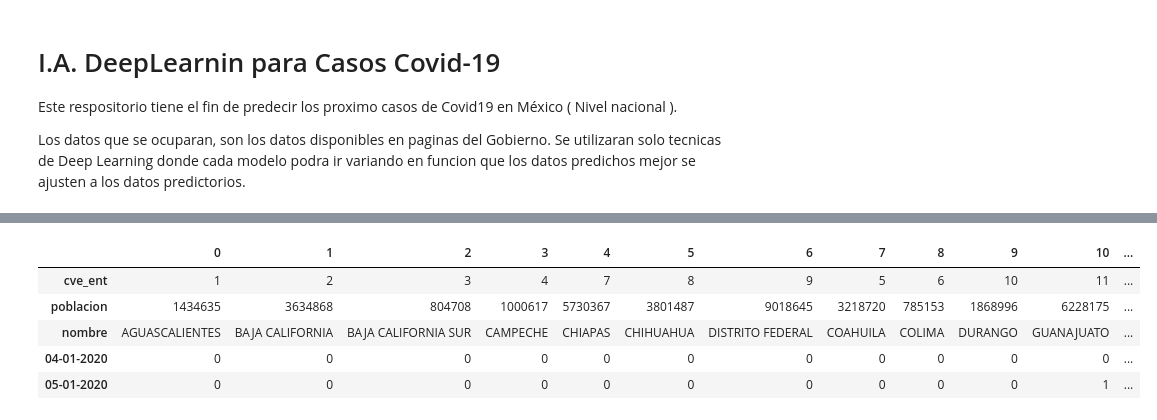
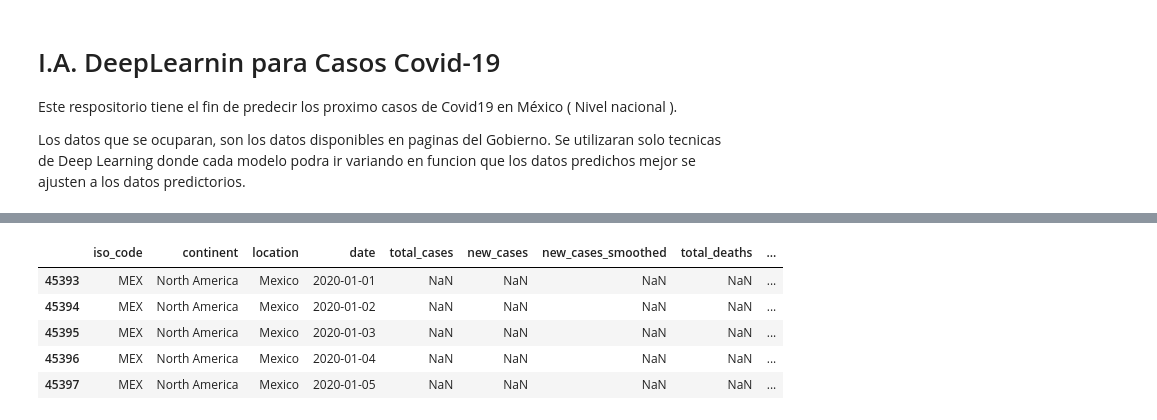
Before and after one commit to artthuro6/Deep_Learning-Covid19, a Jupyter notebook: LSTM_COVID_19.ipynb, the cells around one changed output, grey strips where cells are left out. Cells and saved outputs as stored; diff of their text form; code cells hidden in the pictures.

Commit message:
Cambiando Dataset, Limpieando y Ploteando datos.

```diff
--- a/LSTM_COVID_19.ipynb
+++ b/LSTM_COVID_19.ipynb
@@ -25,4 +30,4 @@ import tensorflow as tf
 # %%
 # Carga del Dataset
 
-df = pd.read_csv('/content/drive/MyDrive/IA_projects/LSTM-Covid-19/CasosCovid19.csv')
+df = pd.read_csv('/content/drive/MyDrive/IA_Projects/LSTM-Covid-19/owid-covid-data.csv')
@@ -39,11 +34,13 @@ df.head(5)
 # %%
-# Trasponinendo el dataset
-df = df.T
-df.head(5)
+# Seleccion a Mexico
+
+df_mx = df[df['location'] == 'Mexico']
+
+df_mx.head(5)
 # %% [output]
-|  | 0 | 1 | 2 | 3 | 4 | 5 | 6 | 7 | 8 | 9 | 10 | ... |
-| cve_ent | 1 | 2 | 3 | 4 | 7 | 8 | 9 | 5 | 6 | 10 | 11 | ... |
-| poblacion | 1434635 | 3634868 | 804708 | 1000617 | 5730367 | 3801487 | 9018645 | 3218720 | 785153 | 1868996 | 6228175 | ... |
-| nombre | AGUASCALIENTES | BAJA CALIFORNIA | BAJA CALIFORNIA SUR | CAMPECHE | CHIAPAS | CHIHUAHUA | DISTRITO FEDERAL | COAHUILA | COLIMA | DURANGO | GUANAJUATO | ... |
-| 04-01-2020 | 0 | 0 | 0 | 0 | 0 | 0 | 0 | 0 | 0 | 0 | 0 | ... |
-| 05-01-2020 | 0 | 0 | 0 | 0 | 0 | 0 | 0 | 0 | 0 | 0 | 1 | ... |
+|  | iso_code | continent | location | date | total_cases | new_cases | new_cases_smoothed | total_deaths | ... |
+| 45393 | MEX | North America | Mexico | 2020-01-01 | NaN | NaN | NaN | NaN | ... |
+| 45394 | MEX | North America | Mexico | 2020-01-02 | NaN | NaN | NaN | NaN | ... |
+| 45395 | MEX | North America | Mexico | 2020-01-03 | NaN | NaN | NaN | NaN | ... |
+| 45396 | MEX | North America | Mexico | 2020-01-04 | NaN | NaN | NaN | NaN | ... |
+| 45397 | MEX | North America | Mexico | 2020-01-05 | NaN | NaN | NaN | NaN | ... |
```
Also changed, not shown: parts of 26 cells of this notebook.
